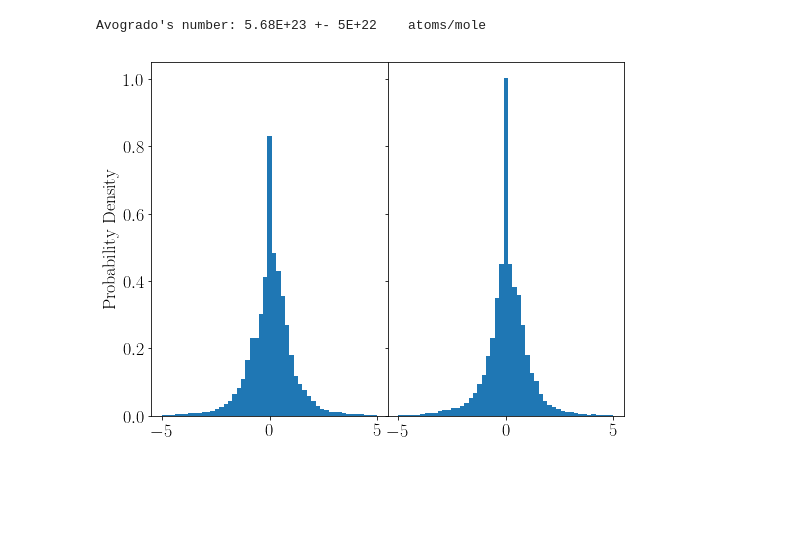
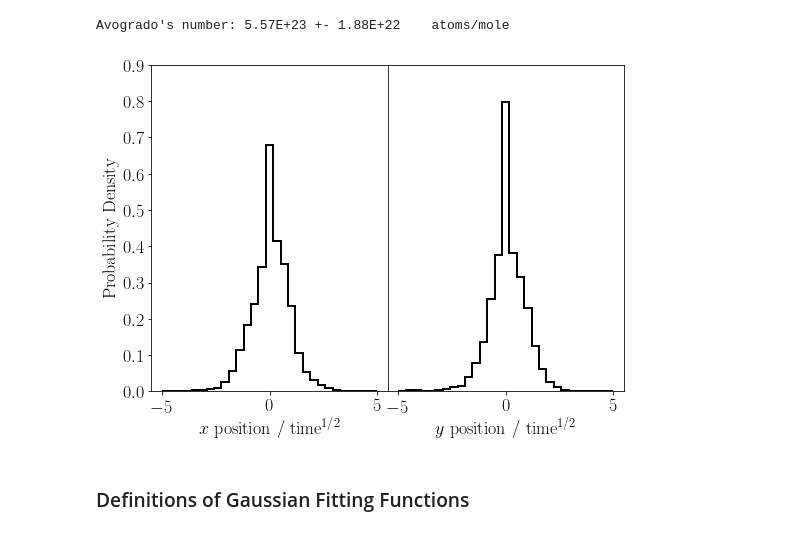
Before and after one commit to ethanpayne42/Brownian, a Jupyter notebook: Analysis Script.ipynb, the cells around one changed output. Saved outputs shown, nothing was run; the diff lists cells and outputs as text; code cells hidden in the pictures; blank space fills up the shorter version.

```diff
--- a/Analysis Script.ipynb
+++ b/Analysis Script.ipynb
@@ -26,7 +26,7 @@ params = {
    'ytick.labelsize': 18,
    'axes.titlesize':18,
    'text.usetex': True,
-   'figure.figsize': [8, 8],
+   'figure.figsize': [8, 6],
    'font.family':'serif',
    'font.serif':'Computer Modern Roman'
    }
@@ -69,4 +69,4 @@ def dist_array(data):
 
 r2_array = dist_array(path_data_centered)
 expect_r2_array = np.nanmean(r2_array,axis=0)
-time_array = np.linspace(0,10,101)
+time_array = np.linspace(0,100./10.15,101)
@@ -183,9 +203,9 @@ D_comp = u_D*R*T/(6*np.pi*eta*D**(2)*a)
 
 u_Na = np.sqrt(T_comp**2+eta_comp**2+a_comp**2+D_comp**2)
 
-print('Avogrado\'s number: %.2E +- %.0E    atoms/mole'%(Decimal(Na),Decimal(u_Na)))
+print('Avogrado\'s number: %.2E +- %.2E    atoms/mole'%(Decimal(Na),Decimal(u_Na)))
 # %% [output]
-Avogrado's number: 5.68E+23 +- 5E+22    atoms/mole
+Avogrado's number: 5.57E+23 +- 1.88E+22    atoms/mole
 # %%
 cutoff = 1
 
@@ -194,7 +214,8 @@ def prob_array(data, times):
     x_array = []
     y_array = []
 
-    times= times[cutoff:]
+    if type(times) != float:
+        times= times[cutoff:]
 
     for part in range(0,int(len(data[0,:])/2)):
         xpos = 2*part
@@ -207,10 +228,10 @@ def prob_array(data, times):
 
         dist_2_array = x**2+y**2
 
-        xs = x*2/times
-        ys = y*2/times
+        xs = x*1./np.sqrt(times)
+        ys = y*1./np.sqrt(times)
 
-        #if max(dist_2_array) < max_2 and max(np.gradient(np.sqrt(dist_2_array))) < max_grad and len(xs[np.where(np.abs(xs) == 0.0)]) == 0 and len(ys[np.where(np.abs(ys) == 0.0)]) == 0:
+        #if max(dist_2_array) < max_2 and max(np.gradient(np.sqrt(dist_2_array))) < max_grad:
         x_array.extend(xs)
         y_array.extend(ys)
 
@@ -223,18 +244,25 @@ y_list = np.array(y_list)
 x_list = x_list[~np.isnan(x_list)]
 y_list = y_list[~np.isnan(y_list)]
 # %%
+nb = 30
+
 fig = plt.figure(figsize=(8, 6))
 gs = gridspec.GridSpec(1, 2, height_ratios=[1],wspace=0.0)
 ax0 = plt.subplot(gs[0])
-ax0.hist(x_list,bins=np.linspace(-5,5,50),normed=True)
-ax0.set_ylim(0,1.05)
+ax0.hist(x_list,bins=np.linspace(-5,5,nb),normed=True,color='k',histtype='step',linewidth=2)
+ax0.set_ylim(0,0.9)
+ax0.set_xlabel(r'$x$ position / time$^{1/2}$')
 
 ax1 = plt.subplot(gs[1])
-ax1.hist(y_list,bins=np.linspace(-5,5,50),normed=True)
+ax1.hist(y_list,bins=np.linspace(-5,5,nb),normed=True,color='k',histtype='step',linewidth=2)
 ax0.set_ylabel(r'Probability Density')
 ax1.set_yticklabels([])
-ax1.set_ylim(0,1.05)
+ax1.set_ylim(0,0.9)
+ax1.set_xlabel(r'$y$ position / time$^{1/2}$')
+ax1.yaxis.set_major_locator(plt.NullLocator())
 
 plt.tight_layout()
 # %% [output]
-[figure, old version]
+[figure, new version]
+# %% [markdown]
+### Definitions of Gaussian Fitting Functions
```
Also changed, not shown: parts of 22 cells of this notebook.
